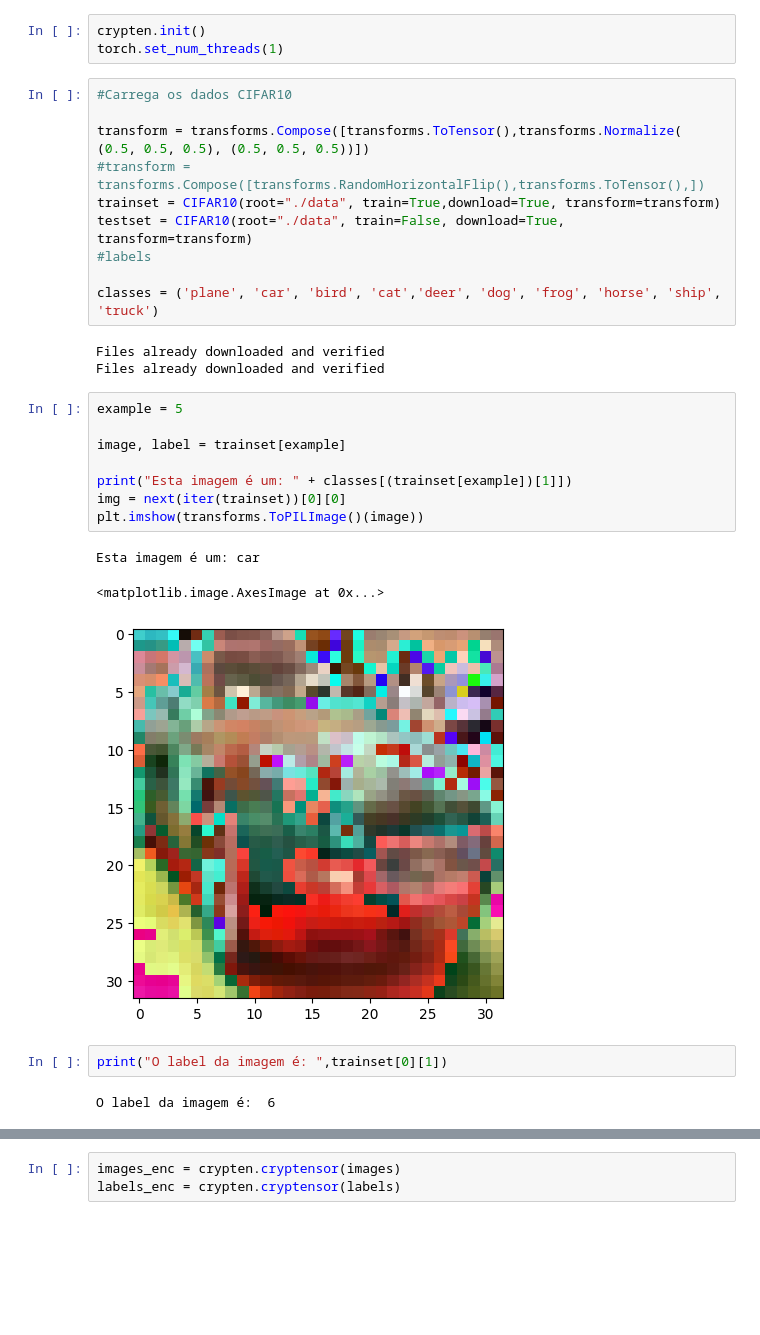
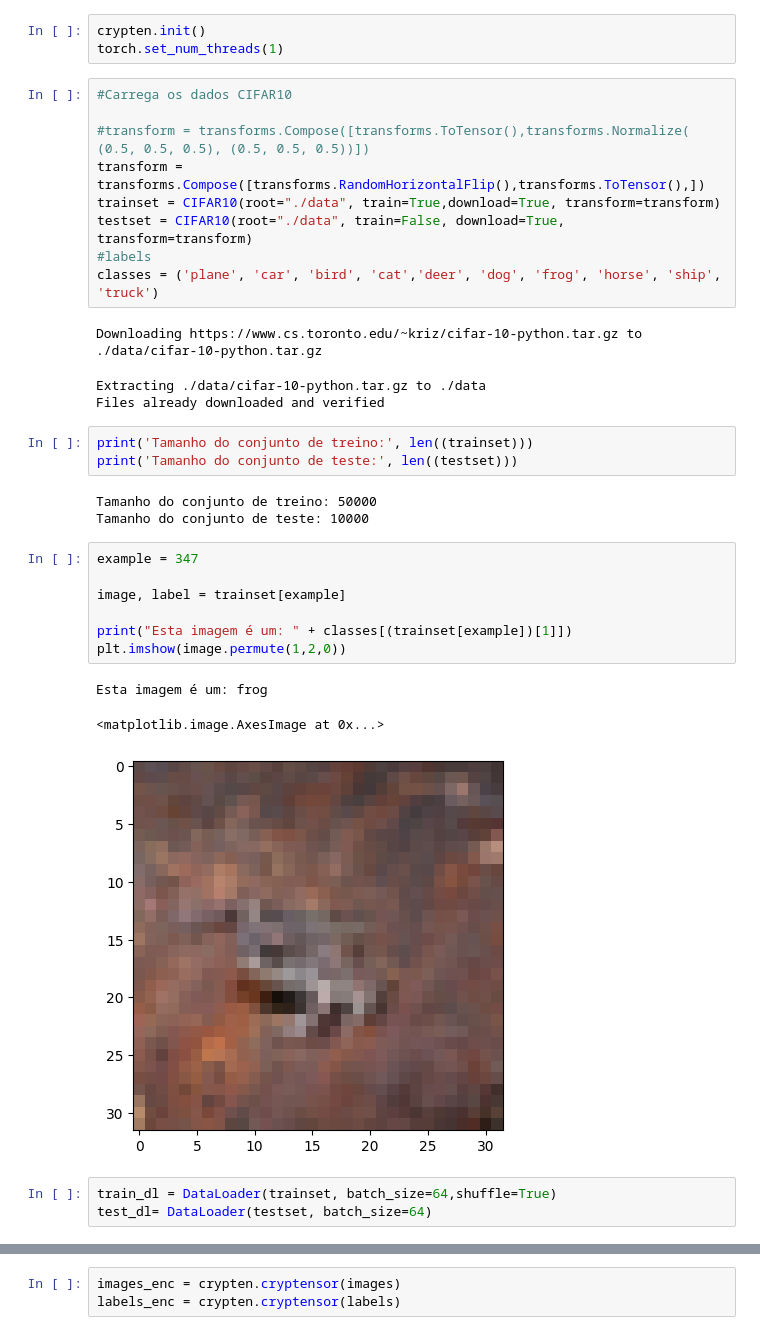
Before and after one commit to denisangelo/Curso_Federated_Learning, a Jupyter notebook: ExemploCryptenRegressaoLogistica.ipynb, the cells around one changed output, grey strips where cells are left out. Saved outputs shown, nothing was run; the diff lists cells and outputs as text; blank space fills up the shorter version.

```diff
--- a/ExemploCryptenRegressaoLogistica.ipynb
+++ b/ExemploCryptenRegressaoLogistica.ipynb
@@ -42,29 +43,33 @@ torch.set_num_threads(1)
 # %%
 #Carrega os dados CIFAR10
 
-transform = transforms.Compose([transforms.ToTensor(),transforms.Normalize( (0.5, 0.5, 0.5), (0.5, 0.5, 0.5))])
-#transform = transforms.Compose([transforms.RandomHorizontalFlip(),transforms.ToTensor(),])
+#transform = transforms.Compose([transforms.ToTensor(),transforms.Normalize( (0.5, 0.5, 0.5), (0.5, 0.5, 0.5))])
+transform = transforms.Compose([transforms.RandomHorizontalFlip(),transforms.ToTensor(),])
 trainset = CIFAR10(root="./data", train=True,download=True, transform=transform)
 testset = CIFAR10(root="./data", train=False, download=True, transform=transform)
 #labels
-
 classes = ('plane', 'car', 'bird', 'cat','deer', 'dog', 'frog', 'horse', 'ship', 'truck')
 # %% [output]
-Files already downloaded and verified
-Files already downloaded and verified
+Downloading https://www.cs.toronto.edu/~kriz/cifar-10-python.tar.gz to ./data/cifar-10-python.tar.gz
+Extracting ./data/cifar-10-python.tar.gz to ./data
+Files already downloaded and verified
+# %%
+print('Tamanho do conjunto de treino:', len((trainset)))
+print('Tamanho do conjunto de teste:', len((testset)))
+# %% [output]
+Tamanho do conjunto de treino: 50000
+Tamanho do conjunto de teste: 10000
 # %%
-example = 5
+example = 347
 
 image, label = trainset[example]
 
 print("Esta imagem é um: " + classes[(trainset[example])[1]])
-img = next(iter(trainset))[0][0]
-plt.imshow(transforms.ToPILImage()(image))
+plt.imshow(image.permute(1,2,0))
 # %% [output]
-Esta imagem é um: car
+Esta imagem é um: frog
 <matplotlib.image.AxesImage at 0x...>
-[figure, old version]
+[figure, new version]
-# %%
-print("O label da imagem é: ",trainset[0][1])
-# %% [output]
-O label da imagem é:  6
+# %%
+train_dl = DataLoader(trainset, batch_size=64,shuffle=True)
+test_dl= DataLoader(testset, batch_size=64)
```
Also changed, not shown: parts of 25 cells of this notebook.
